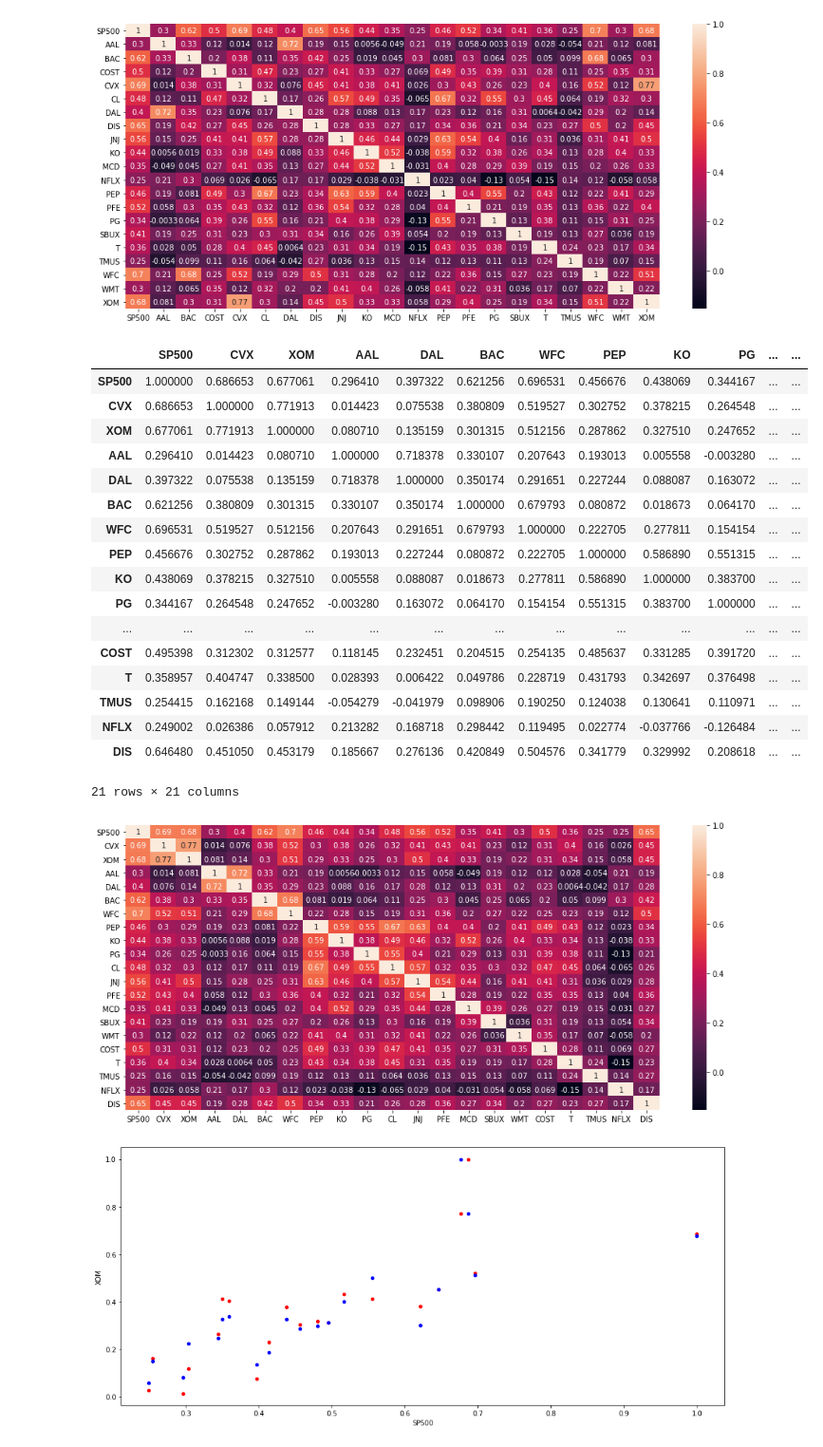
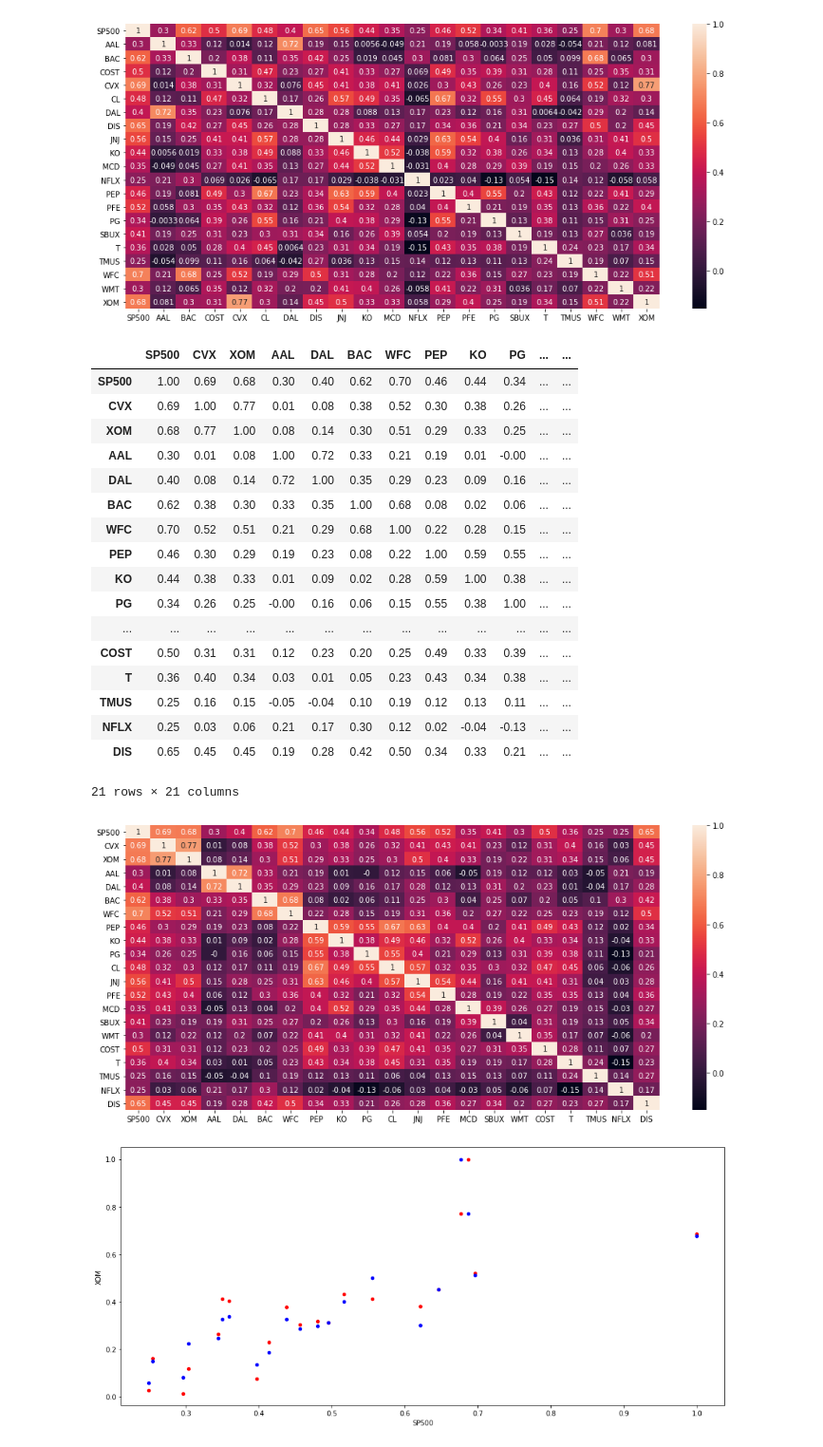
Before and after one commit to claybeaver/Group9_Project1, a Jupyter notebook: Final_notebook.ipynb, the cells around one changed output. Shown at 95% size. Cells and saved outputs as stored; diff of their text form; code cells hidden in the pictures.

```diff
--- a/Final_notebook.ipynb
+++ b/Final_notebook.ipynb
@@ -1098,27 +1098,28 @@ plt.show()
 # %%
 CorrelationMat0 = returns_df[["SP500", "CVX", "XOM", "AAL", "DAL",
                               "BAC", "WFC", "PEP", "KO",
                              "PG", "CL", "JNJ", "PFE", "MCD", "SBUX",
                             "WMT", "COST", "T","TMUS", "NFLX","DIS"]].corr()
+CorrelationMat0 = round(CorrelationMat0, 2)
 CorrelationMat0
 # %% [output]
 |  | SP500 | CVX | XOM | AAL | DAL | BAC | WFC | PEP | KO | PG | ... | ... |
-| SP500 | 1.000000 | 0.686653 | 0.677061 | 0.296410 | 0.397322 | 0.621256 | 0.696531 | 0.456676 | 0.438069 | 0.344167 | ... | ... |
-| CVX | 0.686653 | 1.000000 | 0.771913 | 0.014423 | 0.075538 | 0.380809 | 0.519527 | 0.302752 | 0.378215 | 0.264548 | ... | ... |
-| XOM | 0.677061 | 0.771913 | 1.000000 | 0.080710 | 0.135159 | 0.301315 | 0.512156 | 0.287862 | 0.327510 | 0.247652 | ... | ... |
-| AAL | 0.296410 | 0.014423 | 0.080710 | 1.000000 | 0.718378 | 0.330107 | 0.207643 | 0.193013 | 0.005558 | -0.003280 | ... | ... |
-| DAL | 0.397322 | 0.075538 | 0.135159 | 0.718378 | 1.000000 | 0.350174 | 0.291651 | 0.227244 | 0.088087 | 0.163072 | ... | ... |
-| BAC | 0.621256 | 0.380809 | 0.301315 | 0.330107 | 0.350174 | 1.000000 | 0.679793 | 0.080872 | 0.018673 | 0.064170 | ... | ... |
-| WFC | 0.696531 | 0.519527 | 0.512156 | 0.207643 | 0.291651 | 0.679793 | 1.000000 | 0.222705 | 0.277811 | 0.154154 | ... | ... |
-| PEP | 0.456676 | 0.302752 | 0.287862 | 0.193013 | 0.227244 | 0.080872 | 0.222705 | 1.000000 | 0.586890 | 0.551315 | ... | ... |
-| KO | 0.438069 | 0.378215 | 0.327510 | 0.005558 | 0.088087 | 0.018673 | 0.277811 | 0.586890 | 1.000000 | 0.383700 | ... | ... |
-| PG | 0.344167 | 0.264548 | 0.247652 | -0.003280 | 0.163072 | 0.064170 | 0.154154 | 0.551315 | 0.383700 | 1.000000 | ... | ... |
+| SP500 | 1.00 | 0.69 | 0.68 | 0.30 | 0.40 | 0.62 | 0.70 | 0.46 | 0.44 | 0.34 | ... | ... |
+| CVX | 0.69 | 1.00 | 0.77 | 0.01 | 0.08 | 0.38 | 0.52 | 0.30 | 0.38 | 0.26 | ... | ... |
+| XOM | 0.68 | 0.77 | 1.00 | 0.08 | 0.14 | 0.30 | 0.51 | 0.29 | 0.33 | 0.25 | ... | ... |
+| AAL | 0.30 | 0.01 | 0.08 | 1.00 | 0.72 | 0.33 | 0.21 | 0.19 | 0.01 | -0.00 | ... | ... |
+| DAL | 0.40 | 0.08 | 0.14 | 0.72 | 1.00 | 0.35 | 0.29 | 0.23 | 0.09 | 0.16 | ... | ... |
+| BAC | 0.62 | 0.38 | 0.30 | 0.33 | 0.35 | 1.00 | 0.68 | 0.08 | 0.02 | 0.06 | ... | ... |
+| WFC | 0.70 | 0.52 | 0.51 | 0.21 | 0.29 | 0.68 | 1.00 | 0.22 | 0.28 | 0.15 | ... | ... |
+| PEP | 0.46 | 0.30 | 0.29 | 0.19 | 0.23 | 0.08 | 0.22 | 1.00 | 0.59 | 0.55 | ... | ... |
+| KO | 0.44 | 0.38 | 0.33 | 0.01 | 0.09 | 0.02 | 0.28 | 0.59 | 1.00 | 0.38 | ... | ... |
+| PG | 0.34 | 0.26 | 0.25 | -0.00 | 0.16 | 0.06 | 0.15 | 0.55 | 0.38 | 1.00 | ... | ... |
 | ... | ... | ... | ... | ... | ... | ... | ... | ... | ... | ... | ... | ... |
-| COST | 0.495398 | 0.312302 | 0.312577 | 0.118145 | 0.232451 | 0.204515 | 0.254135 | 0.485637 | 0.331285 | 0.391720 | ... | ... |
-| T | 0.358957 | 0.404747 | 0.338500 | 0.028393 | 0.006422 | 0.049786 | 0.228719 | 0.431793 | 0.342697 | 0.376498 | ... | ... |
-| TMUS | 0.254415 | 0.162168 | 0.149144 | -0.054279 | -0.041979 | 0.098906 | 0.190250 | 0.124038 | 0.130641 | 0.110971 | ... | ... |
-| NFLX | 0.249002 | 0.026386 | 0.057912 | 0.213282 | 0.168718 | 0.298442 | 0.119495 | 0.022774 | -0.037766 | -0.126484 | ... | ... |
-| DIS | 0.646480 | 0.451050 | 0.453179 | 0.185667 | 0.276136 | 0.420849 | 0.504576 | 0.341779 | 0.329992 | 0.208618 | ... | ... |
+| COST | 0.50 | 0.31 | 0.31 | 0.12 | 0.23 | 0.20 | 0.25 | 0.49 | 0.33 | 0.39 | ... | ... |
+| T | 0.36 | 0.40 | 0.34 | 0.03 | 0.01 | 0.05 | 0.23 | 0.43 | 0.34 | 0.38 | ... | ... |
+| TMUS | 0.25 | 0.16 | 0.15 | -0.05 | -0.04 | 0.10 | 0.19 | 0.12 | 0.13 | 0.11 | ... | ... |
+| NFLX | 0.25 | 0.03 | 0.06 | 0.21 | 0.17 | 0.30 | 0.12 | 0.02 | -0.04 | -0.13 | ... | ... |
+| DIS | 0.65 | 0.45 | 0.45 | 0.19 | 0.28 | 0.42 | 0.50 | 0.34 | 0.33 | 0.21 | ... | ... |
 21 rows × 21 columns
 # %%
 #Corelation matrix visual
@@ -1130,7 +1131,7 @@ plt.savefig("Images/07_All_CorrMatrix_Re-Arranged.png")
 #sn.set(font_scale=10)
 plt.show()
 # %% [output]
-[figure, old version]
+[figure, new version]
 # %%
 ax0 = CorrelationMat0.plot(kind='scatter', x='SP500', y='CVX', color ='r')
 ax1 = CorrelationMat0.plot(kind='scatter', x='SP500', y='XOM', color ='b', ax=ax0)
```
Also changed, not shown: 14 other files.
